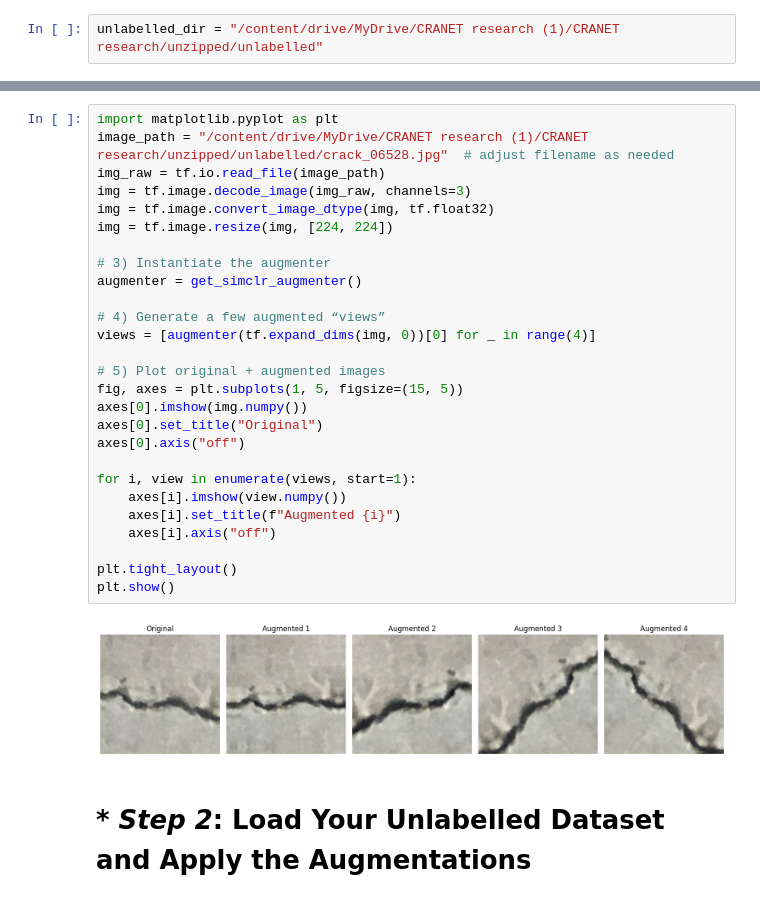
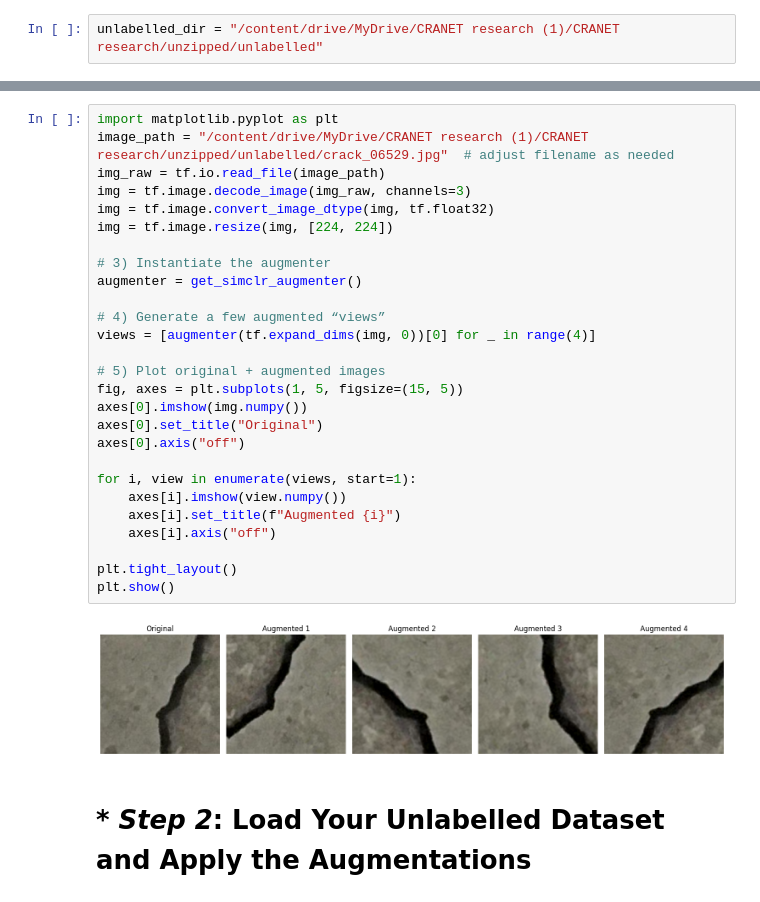
Before and after one commit to 23ME30056/23ME30056, a Jupyter notebook: self_supervised_learning_cranet.ipynb, the cells around one changed output, grey strips where cells are left out. Drawn from its saved outputs; the diff is of its cells as text.

```diff
--- a/self_supervised_learning_cranet.ipynb
+++ b/self_supervised_learning_cranet.ipynb
@@ -396,32 +396,32 @@ plt.show()
 # %%
 import matplotlib.pyplot as plt
-image_path = "/content/drive/MyDrive/CRANET research (1)/CRANET research/unzipped/unlabelled/crack_06528.jpg"  # adjust filename as needed
+image_path = "/content/drive/MyDrive/CRANET research (1)/CRANET research/unzipped/unlabelled/crack_06529.jpg"  # adjust filename as needed
 img_raw = tf.io.read_file(image_path)
 img = tf.image.decode_image(img_raw, channels=3)
 img = tf.image.convert_image_dtype(img, tf.float32)
 img = tf.image.resize(img, [224, 224])
 
 # 3) Instantiate the augmenter
 augmenter = get_simclr_augmenter()
 
 # 4) Generate a few augmented “views”
 views = [augmenter(tf.expand_dims(img, 0))[0] for _ in range(4)]
 
 # 5) Plot original + augmented images
 fig, axes = plt.subplots(1, 5, figsize=(15, 5))
 axes[0].imshow(img.numpy())
 axes[0].set_title("Original")
 axes[0].axis("off")
 
 for i, view in enumerate(views, start=1):
     axes[i].imshow(view.numpy())
     axes[i].set_title(f"Augmented {i}")
     axes[i].axis("off")
 
 plt.tight_layout()
 plt.show()
 # %% [output]
-[figure, old version]
+[figure, new version]
 # %% [markdown]
 # * *Step 2*: **Load Your Unlabelled Dataset and Apply the Augmentations**
 # %%
```
Also changed, not shown: parts of 11 cells of this notebook.
